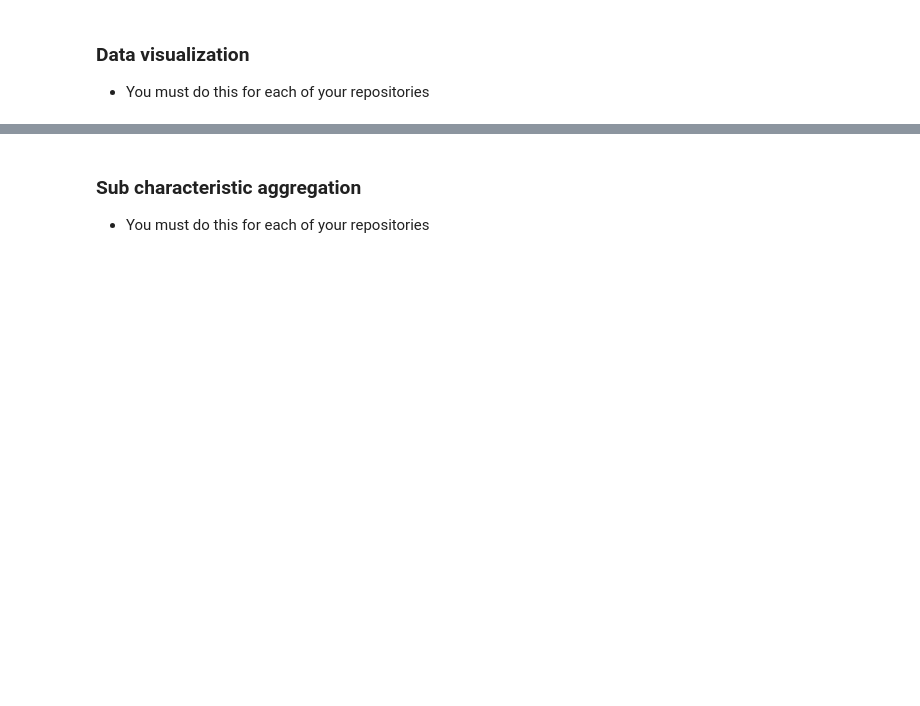
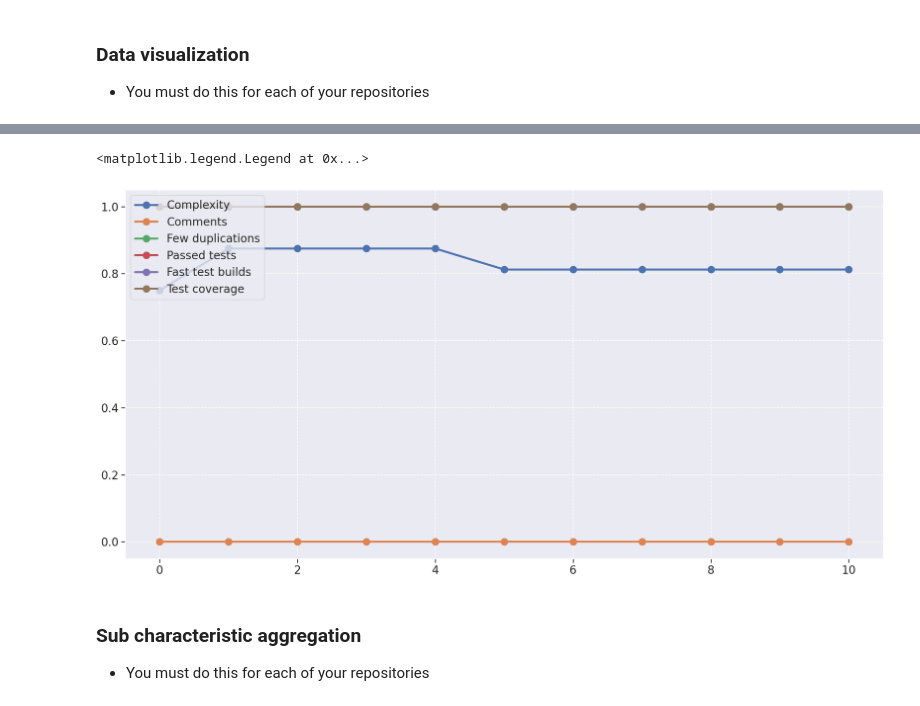
Before and after one commit to fga-eps-mds/2021.1-Oraculo, a Jupyter notebook: analytics-notebooks/analytics.ipynb, the cells around one changed output, grey strips where cells are left out. Drawn from its saved outputs; the diff is of its cells as text; code cells hidden in the pictures; blank space fills up the shorter version.

```diff
--- a/analytics-notebooks/analytics.ipynb
+++ b/analytics-notebooks/analytics.ipynb
@@ -199,7 +225,7 @@ file_component_df.head(10)
 
 frontEnd_df = file_component_df[file_component_df['repository'] == 'FrontEnd']
 profile_df = file_component_df[file_component_df['repository'] == 'Profile']
-processos_df = file_component_df[file_component_df['repository'] == 'Registros']
+registros_df = file_component_df[file_component_df['repository'] == 'Registros']
 # %%
 def _ncloc(df):
     ncloc = 0
@@ -312,7 +338,7 @@ def create_metrics_df(df):
 # %%
 frontEnd_metrics = create_metrics_df(frontEnd_df)
 profile_metrics = create_metrics_df(profile_df)
-processos_metrics = create_metrics_df(processos_df)
+registros_metrics = create_metrics_df(registros_df)
 # %% [markdown]
 ### Data visualization
 
@@ -342,14 +374,17 @@ plt.legend(loc='upper left')
 # %%
 fig = plt.figure(figsize=(20, 10))
 
-plt.plot(processos_metrics['m1'], label='Complexity', linewidth=3, marker='o', markersize=10)
-plt.plot(processos_metrics['m2'], label='Comments', linewidth=3, marker='o', markersize=10)
-plt.plot(processos_metrics['m3'], label='Few duplications', linewidth=3, marker='o', markersize=10)
-plt.plot(processos_metrics['m4'], label='Passed tests', linewidth=3, marker='o', markersize=10)
-plt.plot(processos_metrics['m5'], label='Fast test builds', linewidth=3, marker='o', markersize=10)
-plt.plot(processos_metrics['m6'], label='Test coverage', linewidth=3, marker='o', markersize=10)
+plt.plot(registros_metrics['m1'], label='Complexity', linewidth=3, marker='o', markersize=10)
+plt.plot(registros_metrics['m2'], label='Comments', linewidth=3, marker='o', markersize=10)
+plt.plot(registros_metrics['m3'], label='Few duplications', linewidth=3, marker='o', markersize=10)
+plt.plot(registros_metrics['m4'], label='Passed tests', linewidth=3, marker='o', markersize=10)
+plt.plot(registros_metrics['m5'], label='Fast test builds', linewidth=3, marker='o', markersize=10)
+plt.plot(registros_metrics['m6'], label='Test coverage', linewidth=3, marker='o', markersize=10)
 
 plt.legend(loc='upper left')
+# %% [output]
+<matplotlib.legend.Legend at 0x...>
+[figure, added]
 # %% [markdown]
 ### Sub characteristic aggregation
 
```
Also changed, not shown: parts of 54 cells of this notebook, 34 other files.
